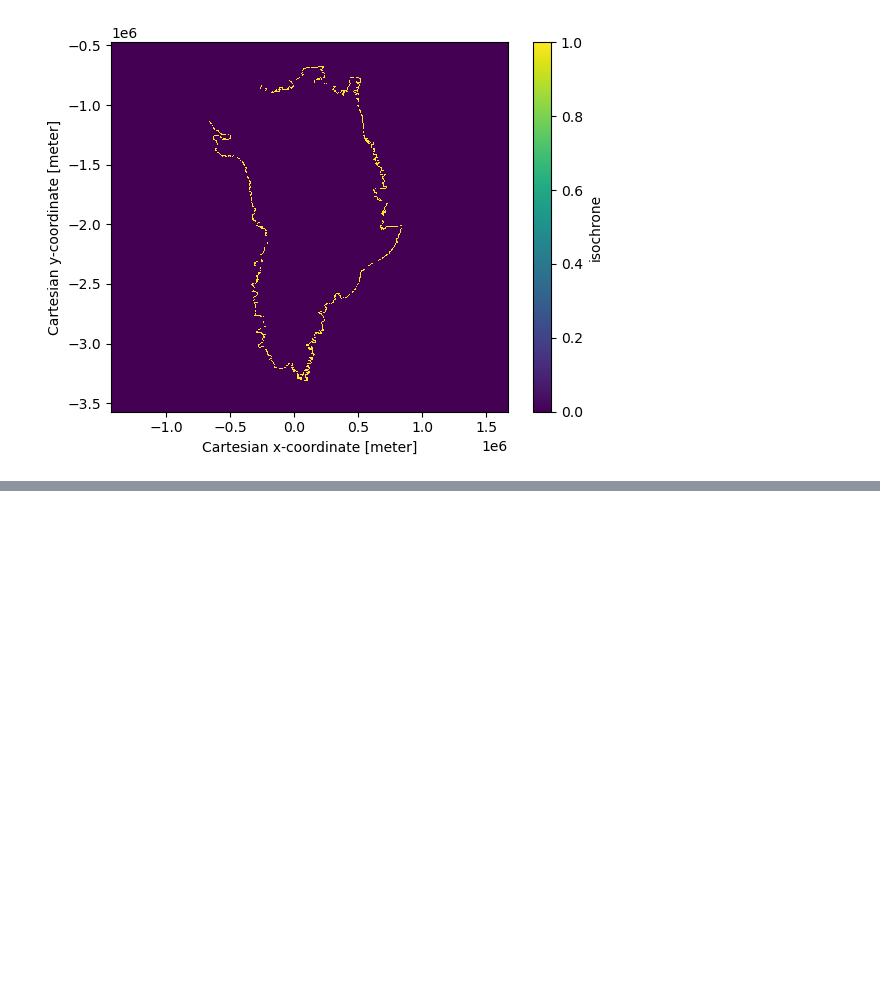
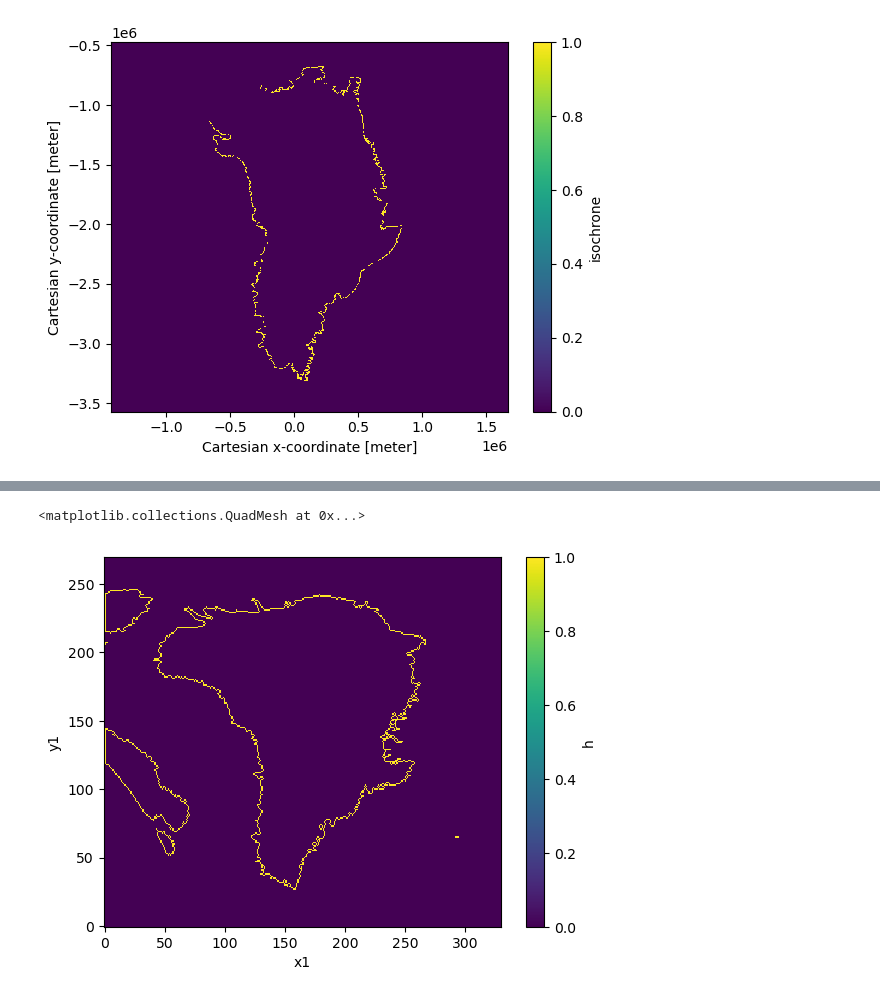
Before and after one commit to Jonniebarnsley/Karthaus, a Jupyter notebook: jonnie.ipynb, the cells around one changed output, grey strips where cells are left out. Saved outputs shown, nothing was run; the diff lists cells and outputs as text; code cells hidden in the pictures; blank space fills up the shorter version.

Commit message:
added contour function

```diff
--- a/jonnie.ipynb
+++ b/jonnie.ipynb
@@ -49,0 +70,28 @@ file =
+# %%
+def get_contour(model_filepath, year):
+
+    # load file into memory and select time
+    file = xr.open_dataset(model_filepath)
+    timeslice = file.sel(time=-year) # negative year since time axis is from -22k to 0
+
+    # create mask of ice sheet height > 0
+    height = timeslice.h
+    mask = xr.where(height > 0, 1, 0)
+
+    # use binary erosion to get trace of ice sheet edge
+    contour = mask - ndimage.binary_erosion(mask)
+
+    # save as xarray DataArray
+    x = mask.x1
+    y = mask.y1
+    da = xr.DataArray(data = contour, coords = {'x': x, 'y': y})
+
+    return da
+# %%
+variable_seasonality = DATA / 'ncfiles/variable-seasonality.nc'
+
+mask = get_contour(variable_seasonality, 10000)
+mask.plot()
+# %% [output]
+<matplotlib.collections.QuadMesh at 0x...>
+[figure, added]
```
Also changed, not shown: parts of 7 cells of this notebook.
